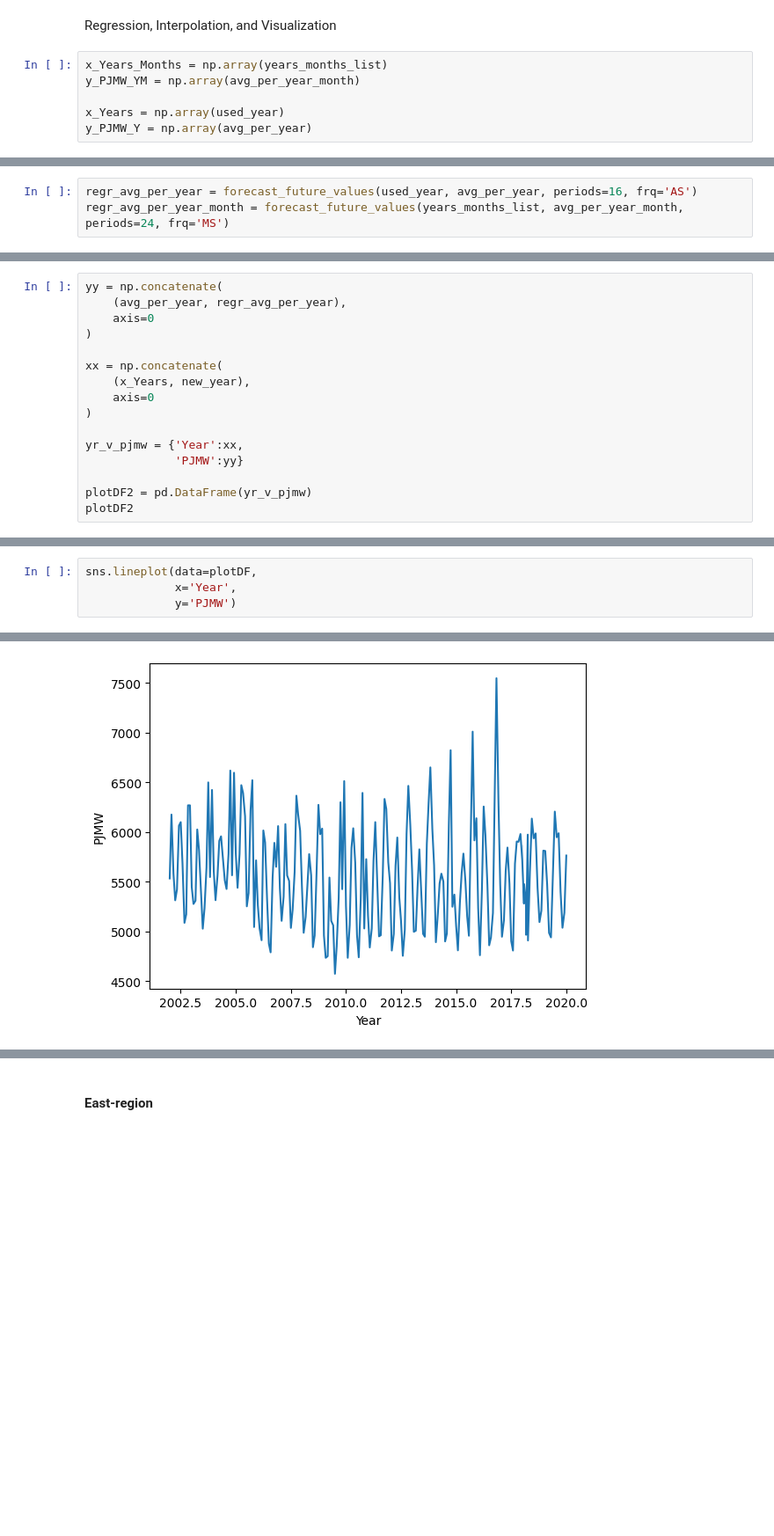
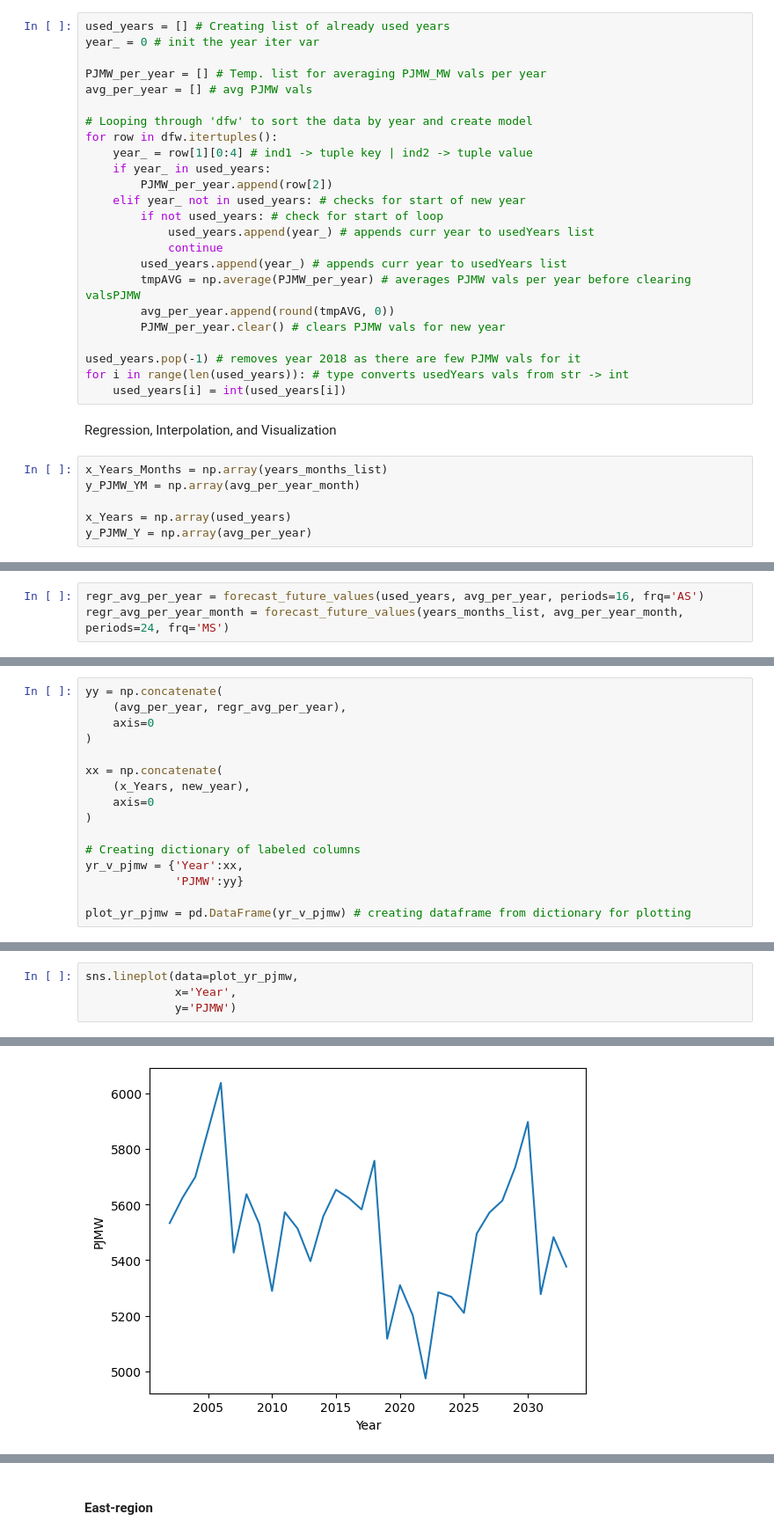
Before and after one commit to McSpillaro/Freelance-Portfolio, a Jupyter notebook: Projects/(c) PJM Energy/energyPredict.ipynb, the cells around one changed output, grey strips where cells are left out. Shown at 88% size. Cells and saved outputs as stored; diff of their text form; blank space fills up the shorter version.

Commit message:
Updated energyPredict.ipynb
Finalized the format for the models of the PJMW predictions and models visualizations.

```diff
--- a/Projects/(c) PJM Energy/energyPredict.ipynb
+++ b/Projects/(c) PJM Energy/energyPredict.ipynb
@@ -183,10 +160,34 @@ used_year.pop(-1) # removes last value from years_list
+# %%
+used_years = [] # Creating list of already used years
+year_ = 0 # init the year iter var
+
+PJMW_per_year = [] # Temp. list for averaging PJMW_MW vals per year
+avg_per_year = [] # avg PJMW vals
+
+# Looping through 'dfw' to sort the data by year and create model
+for row in dfw.itertuples():
+    year_ = row[1][0:4] # ind1 -> tuple key | ind2 -> tuple value
+    if year_ in used_years:
+        PJMW_per_year.append(row[2])
+    elif year_ not in used_years: # checks for start of new year
+        if not used_years: # check for start of loop
+            used_years.append(year_) # appends curr year to usedYears list
+            continue
+        used_years.append(year_) # appends curr year to usedYears list
+        tmpAVG = np.average(PJMW_per_year) # averages PJMW vals per year before clearing valsPJMW
+        avg_per_year.append(round(tmpAVG, 0))
+        PJMW_per_year.clear() # clears PJMW vals for new year
+
+used_years.pop(-1) # removes year 2018 as there are few PJMW vals for it
+for i in range(len(used_years)): # type converts usedYears vals from str -> int
+    used_years[i] = int(used_years[i])
 # %% [markdown]
 Regression, Interpolation, and Visualization
 # %%
 x_Years_Months = np.array(years_months_list)
 y_PJMW_YM = np.array(avg_per_year_month)
 
-x_Years = np.array(used_year)
+x_Years = np.array(used_years)
 y_PJMW_Y = np.array(avg_per_year)
 # %%
 start_year = 2018 # year to start regression from
@@ -199,5 +216,5 @@ new_years_months = np.linspace(start_year, end_year_months, 24) # year values as
 # %%
-regr_avg_per_year = forecast_future_values(used_year, avg_per_year, periods=16, frq='AS')
+regr_avg_per_year = forecast_future_values(used_years, avg_per_year, periods=16, frq='AS')
 regr_avg_per_year_month = forecast_future_values(years_months_list, avg_per_year_month, periods=24, frq='MS')
 # %%
 y = np.concatenate( # y-vals of graph -> PJMWs
@@ -226,8 +255,8 @@ xx = np.concatenate(
     axis=0
 )
 
+# Creating dictionary of labeled columns
 yr_v_pjmw = {'Year':xx,
              'PJMW':yy}
 
-plotDF2 = pd.DataFrame(yr_v_pjmw)
-plotDF2
+plot_yr_pjmw = pd.DataFrame(yr_v_pjmw) # creating dataframe from dictionary for plotting
@@ -252,7 +263,7 @@ plotDF2
 # %%
-sns.lineplot(data=plotDF,
+sns.lineplot(data=plot_yr_pjmw,
              x='Year',
              y='PJMW')
 # %% [output]
 <Axes: xlabel='Year', ylabel='PJMW'>
-[figure, old version]
+[figure, new version]
```
Also changed, not shown: parts of 8 cells of this notebook, 1 other file.
